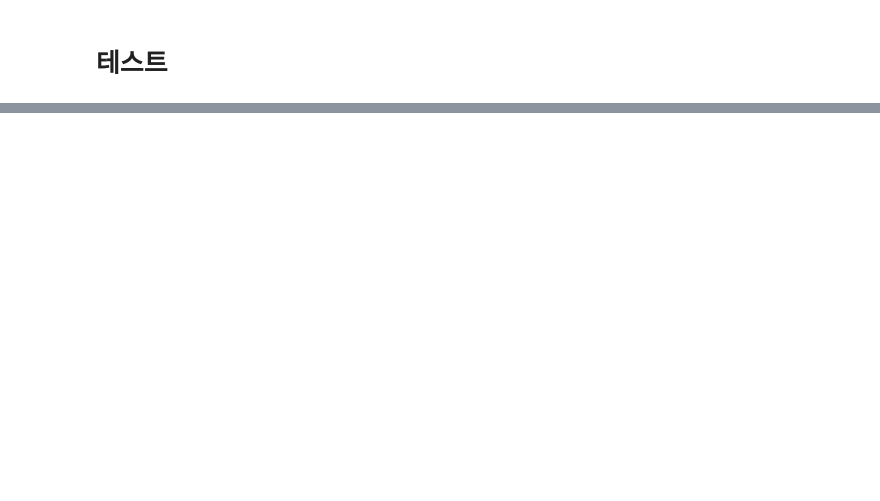
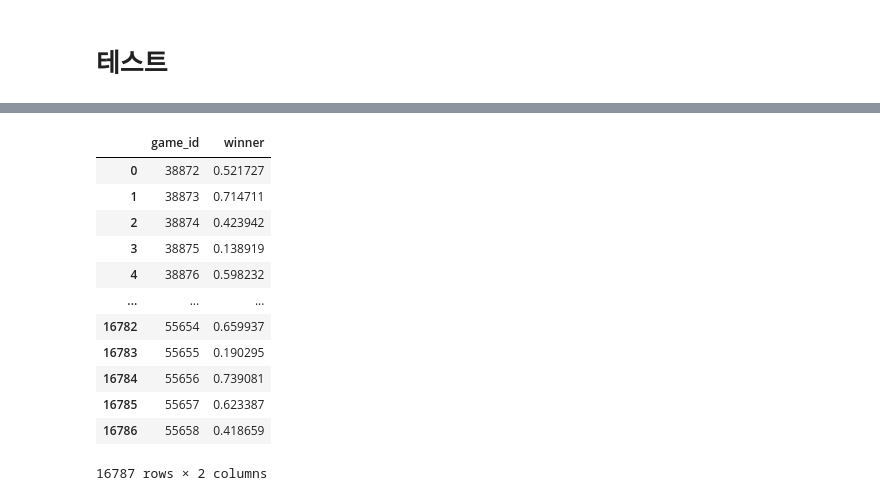
Before and after one commit to sr-study/dacon-starcraft-data-analysis-202003, a Jupyter notebook: dacon_202003.ipynb, the cells around one changed output, grey strips where cells are left out. Saved outputs shown, nothing was run; the diff lists cells and outputs as text; code cells hidden in the pictures; blank space fills up the shorter version.

```diff
--- a/dacon_202003.ipynb
+++ b/dacon_202003.ipynb
@@ -111,0 +248,17 @@ submission.head()
+# %%
+submit = submit.drop(['winner0','winner1','winner2','winner3','winner4'], axis=1)
+submit
+# %% [output]
+|  | game_id | winner |
+| 0 | 38872 | 0.521727 |
+| 1 | 38873 | 0.714711 |
+| 2 | 38874 | 0.423942 |
+| 3 | 38875 | 0.138919 |
+| 4 | 38876 | 0.598232 |
+| ... | ... | ... |
+| 16782 | 55654 | 0.659937 |
+| 16783 | 55655 | 0.190295 |
+| 16784 | 55656 | 0.739081 |
+| 16785 | 55657 | 0.623387 |
+| 16786 | 55658 | 0.418659 |
+16787 rows × 2 columns
```
Also changed, not shown: parts of 14 cells of this notebook, 2 other files.
